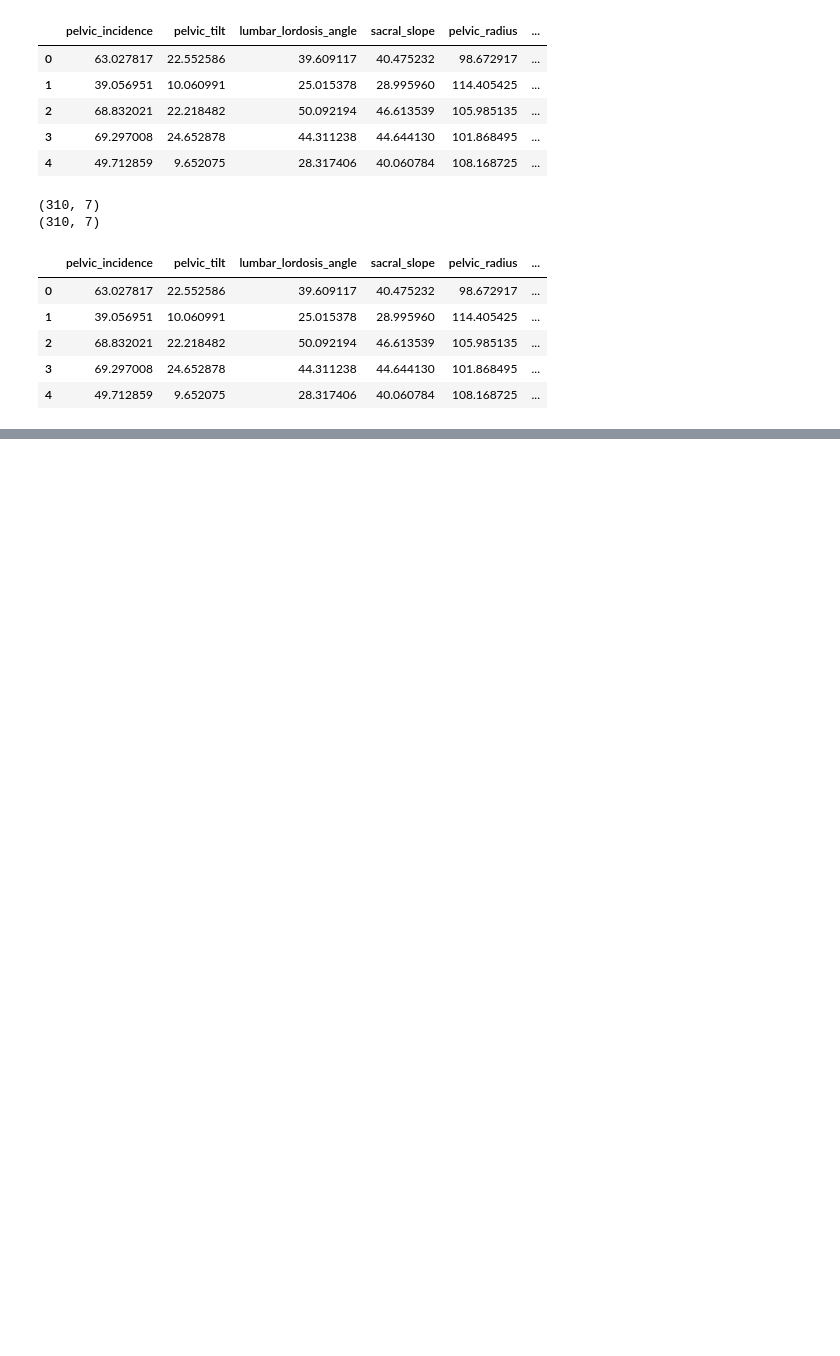
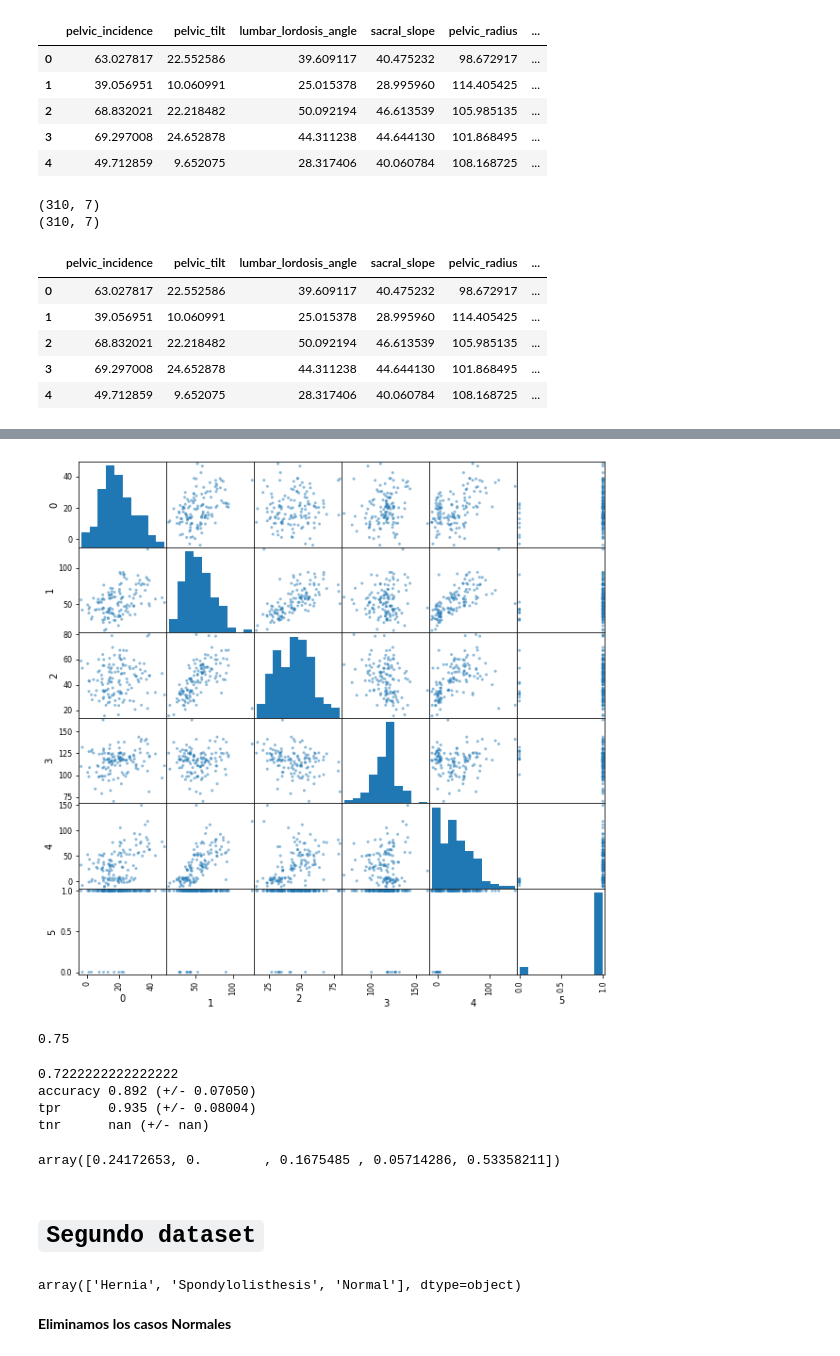
Before and after one commit to LaRola-vg/ProyectoIA, a Jupyter notebook: PrimerBoceto.ipynb, the cells around one changed output, grey strips where cells are left out. Cells and saved outputs as stored; diff of their text form; code cells hidden in the pictures; blank space fills up the shorter version.

Commit message:
PrimerBoceto.ipynb
entrega decision tree y gauss method para ver si tiene desequilibrio

```diff
--- a/PrimerBoceto.ipynb
+++ b/PrimerBoceto.ipynb
@@ -81,0 +105,26 @@ pd.plotting.scatter_matrix(data, figsize=(10,10));
+# %%
+#dividimos entre 0 y 1
+dataAbnormal=dataBin[dataBin[6]==1]
+dataNormal=dataBin[dataBin[6]!=1]
+#permutamos abnormales y Normales
+np.random.permutation(dataAbnormal.values)
+np.random.permutation(dataNormal.values)
+#elegimos 90 abnomales y 90 normales
+dataAbnormalFit=dataAbnormal.values[:90,:]
+dataNormalFit=dataNormal.values[:90, :]
+#elegimos datos del test
+dataAbnormalTest=dataAbnormal.values[90:,:]
+dataNormalTest=dataNormal.values[90:,:]
+
+dataAbnormalFit=pd.DataFrame(dataAbnormalFit)
+dataNormalFit=pd.DataFrame(dataNormalFit)
+dataAbnormalTest=pd.DataFrame(dataAbnormalTest)
+dataNormalTest=pd.DataFrame(dataNormalTest)
+# %%
+#unir test y fit en cada dataset
+dataBinTrain=pd.concat([dataAbnormalTest, dataNormalTest])
+dataBinTest=pd.concat([dataAbnormalFit, dataNormalFit])
+# %%
+pd.plotting.scatter_matrix(dataBinTrain, figsize=(10,10));
+# %% [output]
+[figure, added]
@@ -81,0 +136,15 @@ pd.plotting.scatter_matrix(data, figsize=(10,10));
+# %%
+
+est = GaussianNB()
+##no elegimos un valor n porque ya teniamos separados los valores de entrenamiento y testeo
+
+X_train = dataClassTrain[:,:5]
+X_test =dataClassTest[:,:5]
+y_train =dataClassTrain[:,-1]
+y_test =dataClassTest[:,-1]
+
+est.fit(X_train,y_train)
+predictions=est.predict(X_test)
+accuracy_score(predictions,y_test)
+# %% [output]
+0.75
@@ -81,0 +160,34 @@ pd.plotting.scatter_matrix(data, figsize=(10,10));
+# %%
+# Ahora aplicamos decision Tree
+## SE DEBE USAR TODOS LOS DATOS O TAMBIEN CON TRAIN Y TEST??
+
+
+est = DecisionTreeClassifier()
+est.fit(X_train,y_train)
+predictions2=est.predict(X_test)
+print(accuracy_score(predictions2,y_test))
+
+s = cross_val_score(est, X_train, y_train, cv=KFold(10, shuffle=True), scoring=make_scorer(accuracy_score))
+print("accuracy %.3f (+/- %.5f)"%(np.mean(s), np.std(s)))
+s = cross_val_score(est, X_train, y_train, cv=KFold(10, shuffle=True), scoring=tpr)
+print("tpr      %.3f (+/- %.5f)"%(np.mean(s), np.std(s)))
+s = cross_val_score(est, X_train,y_train, cv=KFold(10, shuffle=True), scoring=tnr)
+print("tnr      %.3f (+/- %.5f)"%(np.mean(s), np.std(s)))
+# %% [output]
+0.7222222222222222
+accuracy 0.892 (+/- 0.07050)
+tpr      0.935 (+/- 0.08004)
+tnr      nan (+/- nan)
+# %%
+
+est.feature_importances_
+# %% [output]
+array([0.24172653, 0.        , 0.1675485 , 0.05714286, 0.53358211])
+# %% [markdown]
+# **`Segundo dataset`**
+# %%
+data2["class"].unique()
+# %% [output]
+array(['Hernia', 'Spondylolisthesis', 'Normal'], dtype=object)
+# %% [markdown]
+ **Eliminamos los casos Normales**
```
Also changed, not shown: parts of 26 cells of this notebook.
